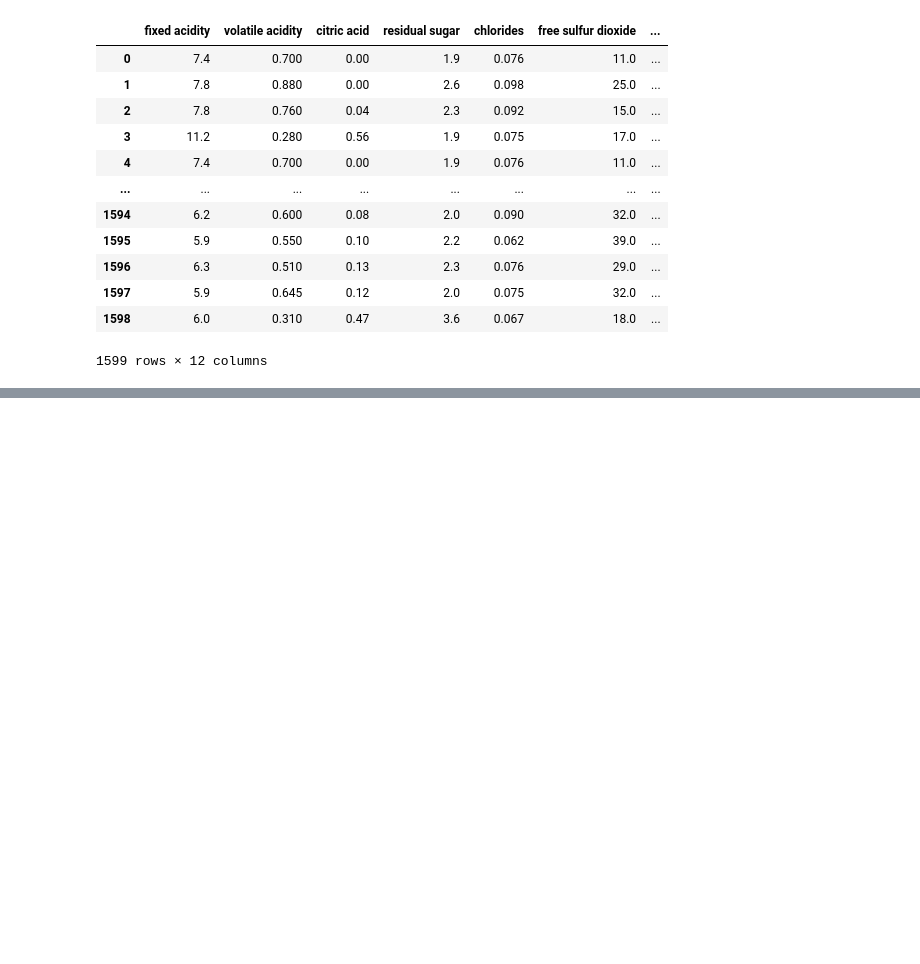
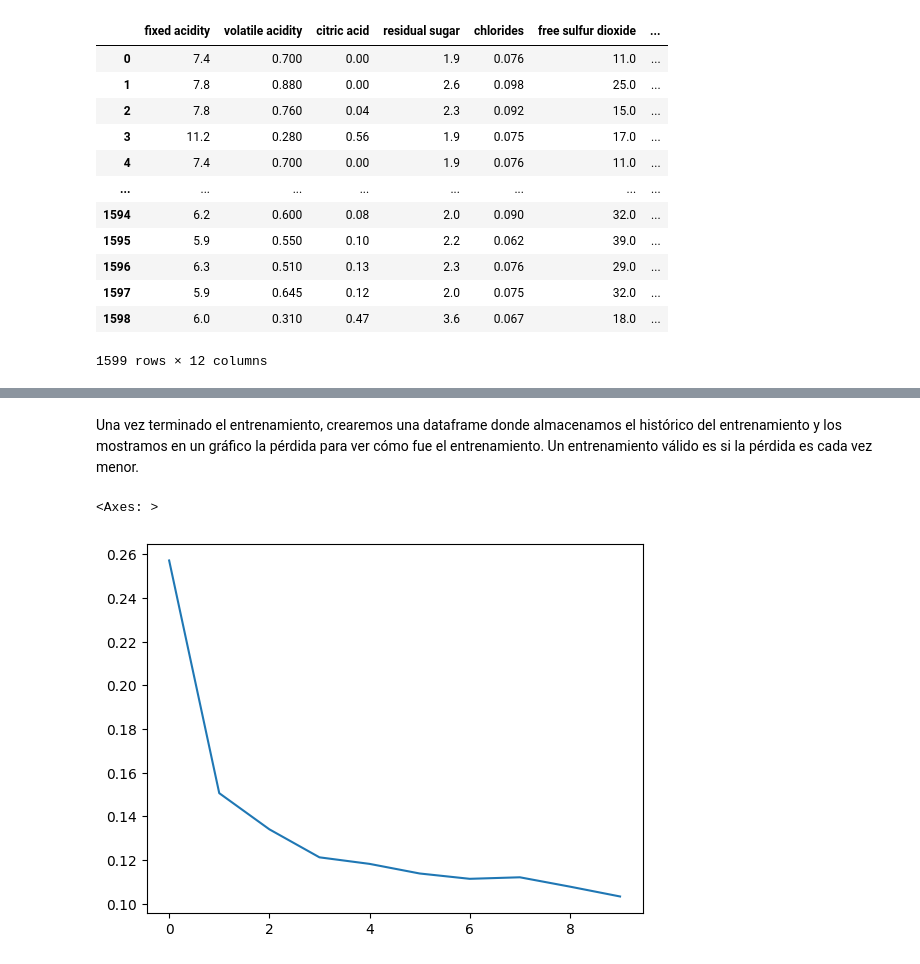
Before and after one commit to Nextta/DL_Curso, a Jupyter notebook: Introduccion_Deep_Learning.ipynb, the cells around one changed output, grey strips where cells are left out. Cells and saved outputs as stored; diff of their text form; code cells hidden in the pictures; blank space fills up the shorter version.

Commit message:
Entrnamiento de un modelo completado

```diff
--- a/Introduccion_Deep_Learning.ipynb
+++ b/Introduccion_Deep_Learning.ipynb
@@ -155,0 +156,5 @@ Una vez tenemos los datos separados en datos de entrenamiento y datos de validac
+# %%
+max_ = df_train.max(axis=0)
+min_ = df_train.min(axis=0)
+df_train = (df_train - min_) / (max_ - min_)
+df_valid = (df_valid - min_) / (max_ - min_)
@@ -155,0 +165,5 @@ Una vez tenemos los datos separados en datos de entrenamiento y datos de validac
+# %%
+x_train = df_train.drop("quality", axis=1)
+x_valid = df_valid.drop("quality", axis=1)
+y_train = df_train["quality"]
+y_valid = df_valid["quality"]
@@ -155,0 +178,15 @@ Una vez tenemos los datos separados en datos de entrenamiento y datos de validac
+# %%
+from tensorflow import keras
+from tensorflow.keras import layers
+
+model = keras.Sequential([
+    layers.Dense(units=512, activation="relu", input_shape=[11]),
+    layers.Dense(units=512, activation="relu"),
+    layers.Dense(units=512, activation="relu"),
+    layers.Dense(units=1)
+])
+
+model.compile(
+    optimizer="adam",
+    loss="mae"
+)
@@ -155,0 +197,7 @@ Una vez tenemos los datos separados en datos de entrenamiento y datos de validac
+# %%
+history = model.fit(
+    x_train, y_train,
+    validation_data=(x_valid, y_valid),
+    batch_size=256,
+    epochs=10
+)
@@ -155,0 +225,8 @@ Una vez tenemos los datos separados en datos de entrenamiento y datos de validac
+# %% [markdown]
+Una vez terminado el entrenamiento, crearemos una dataframe donde almacenamos el histórico del entrenamiento y los mostramos en un gráfico la pérdida para ver cómo fue el entrenamiento. Un entrenamiento válido es si la pérdida es cada vez menor.
+# %%
+df_history = pd.DataFrame(history.history)
+df_history["loss"].plot()
+# %% [output]
+<Axes: >
+[figure, added]
```
Also changed, not shown: parts of 11 cells of this notebook.
